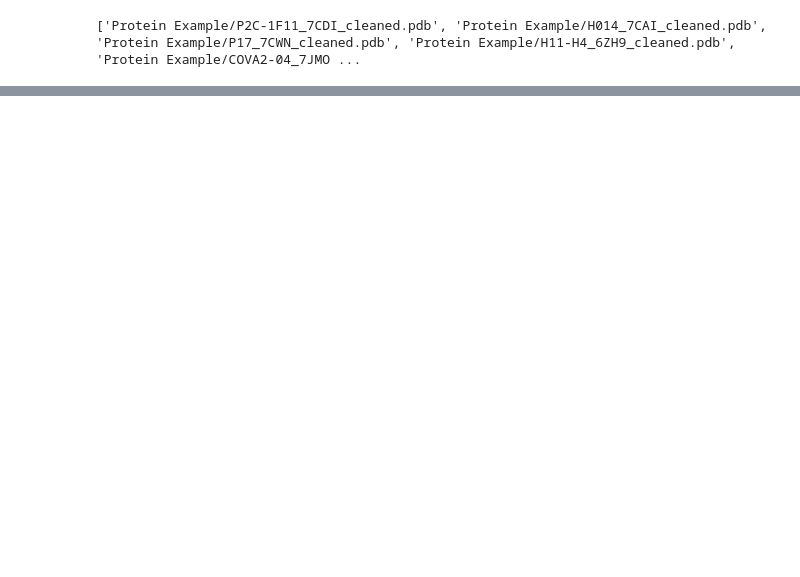
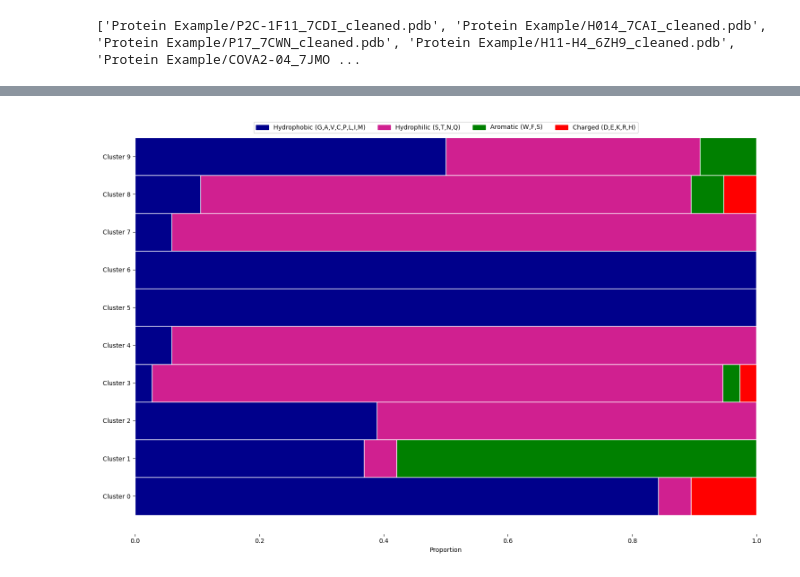
Before and after one commit to DanielP520/MAGPIE, a Jupyter notebook: MAGPIE_COLAB.ipynb, the cells around one changed output, grey strips where cells are left out. Drawn from its saved outputs; the diff is of its cells as text; code cells hidden in the pictures; blank space fills up the shorter version.

Commit message:
Fixed one issue with showing clusters

```diff
--- a/MAGPIE_COLAB.ipynb
+++ b/MAGPIE_COLAB.ipynb
@@ -146,0 +135,68 @@ ValueError: not enough values to unpack (expected 3, got 2)
+# %%
+#@title #4. Plot points in 3D viewer.
+# @markdown This might take a couple of minutes depending on the size of the dataset. It takes around one minute for the protein-protein example.
+from matplotlib.pyplot import plot
+# configure_plotly_browser_state()
+import matplotlib.pyplot as plt
+
+color_key = {
+    'Hydrophobic': '#00008B',  # Dark Blue
+    'Hydrophilic': '#D02090',  # Pink
+    'Aromatic': '#008000',  # Green
+    'Charged interactions': '#FF0000',  # Red
+}
+
+def plot_cluster_compositions(cluster_compositions_dict):
+    # Create a single figure and axis
+    fig, ax = plt.subplots(figsize=(15, len(cluster_compositions_dict)))
+
+    # Define the color for each composition entry
+    composition_colors = [color_key['Hydrophobic'], color_key['Hydrophilic'],
+                          color_key['Aromatic'], color_key['Charged interactions']]
+
+    # Sort the clusters to maintain order
+    sorted_cluster_indexes = sorted(cluster_compositions_dict.keys())
+
+    # Calculate the height of each bar so that there is no space between them
+    bar_height = 1.0
+
+    # Loop through each cluster and its composition
+    for cluster_index in sorted_cluster_indexes:
+        composition = cluster_compositions_dict[cluster_index]
+        # The starting point for each bar segment
+        left = 0
+        # Create each segment of the bar
+        for comp, color in zip(composition, composition_colors):
+            ax.barh(cluster_index, comp, height=bar_height, color=color, left=left, edgecolor='white')
+            left += comp  # Increment the left position
+
+    # Set the labels and ticks
+    ax.set_xlabel('Proportion')
+    ax.set_yticks(sorted_cluster_indexes)  # Set y-ticks to cluster indexes
+    ax.set_yticklabels([f'Cluster {i}' for i in sorted_cluster_indexes])
+
+    # Remove the spines for a cleaner look
+    ax.spines['top'].set_visible(False)
+    ax.spines['right'].set_visible(False)
+    ax.spines['left'].set_visible(False)
+    ax.spines['bottom'].set_visible(False)
+
+    # Create a legend, moved further down by adjusting the bbox_to_anchor parameter
+    handles = [plt.Rectangle((0, 0), 1, 1, color=color_key[label]) for label in color_key]
+    labels = ["Hydrophobic (G,A,V,C,P,L,I,M)", "Hydrophilic (S,T,N,Q)", "Aromatic (W,F,S)", "Charged (D,E,K,R,H)"]
+    plt.legend(handles, labels, loc='upper center', bbox_to_anchor=(0.5, 1), ncol=len(color_key))
+    # Adjust the layout
+    plt.tight_layout()
+    # Show the plot
+    filename = "clusters.png"
+    plt.savefig(filename)
+
+df_target,df_binder,return_from_clusters = sequence_logo_main.plot(pdb_files, target_chain,binding_chain,is_ligand, distance, download_meta,[eps,min_samples])
+from IPython.display import Image
+plot_cluster_compositions(return_from_clusters)
+# Specify the path to your PNG image
+image_path = 'clusters.png'
+
+# Display the image
+Image(image_path)
+# %% [output]
@@ -147,3 +206,4 @@ ValueError: not enough values to unpack (expected 3, got 2)
+[figure, added]
 # %%
 
 
```
Also changed, not shown: parts of 5 cells of this notebook.
